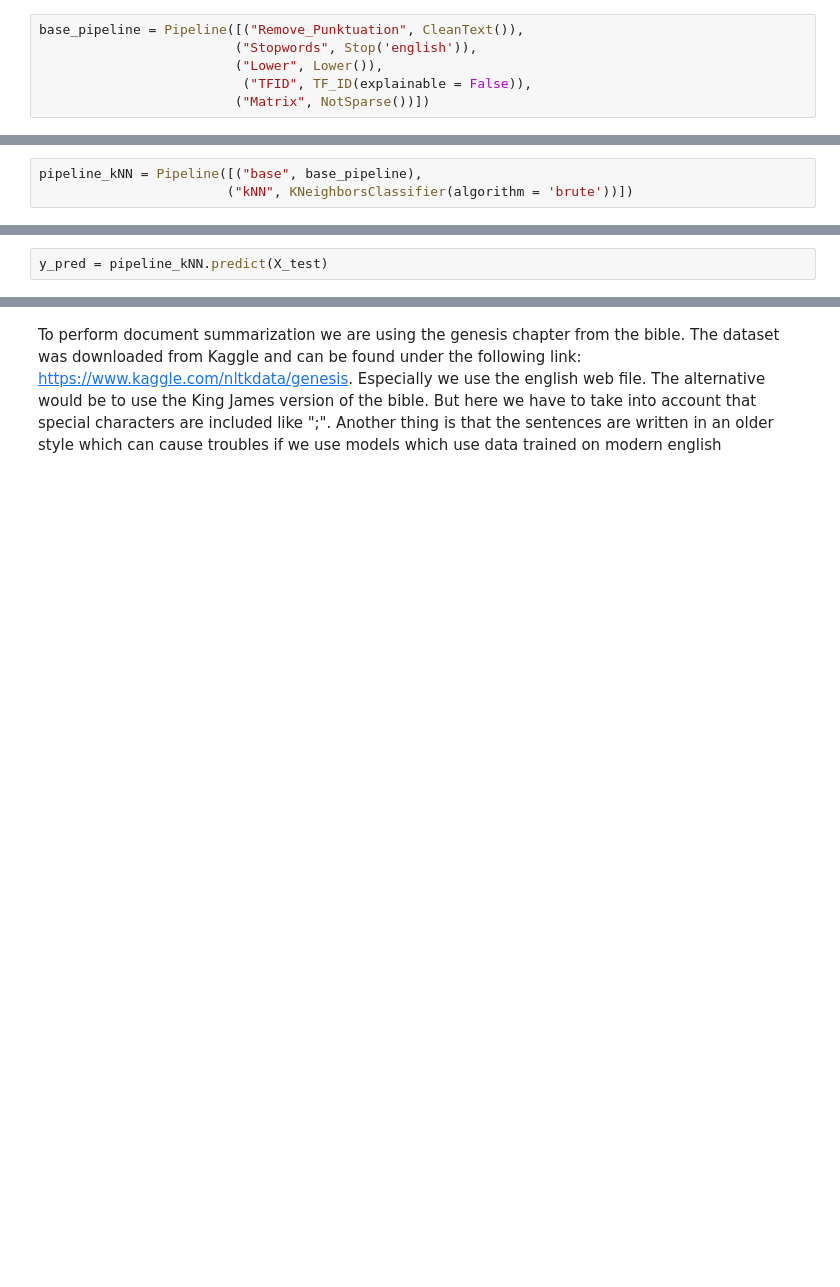
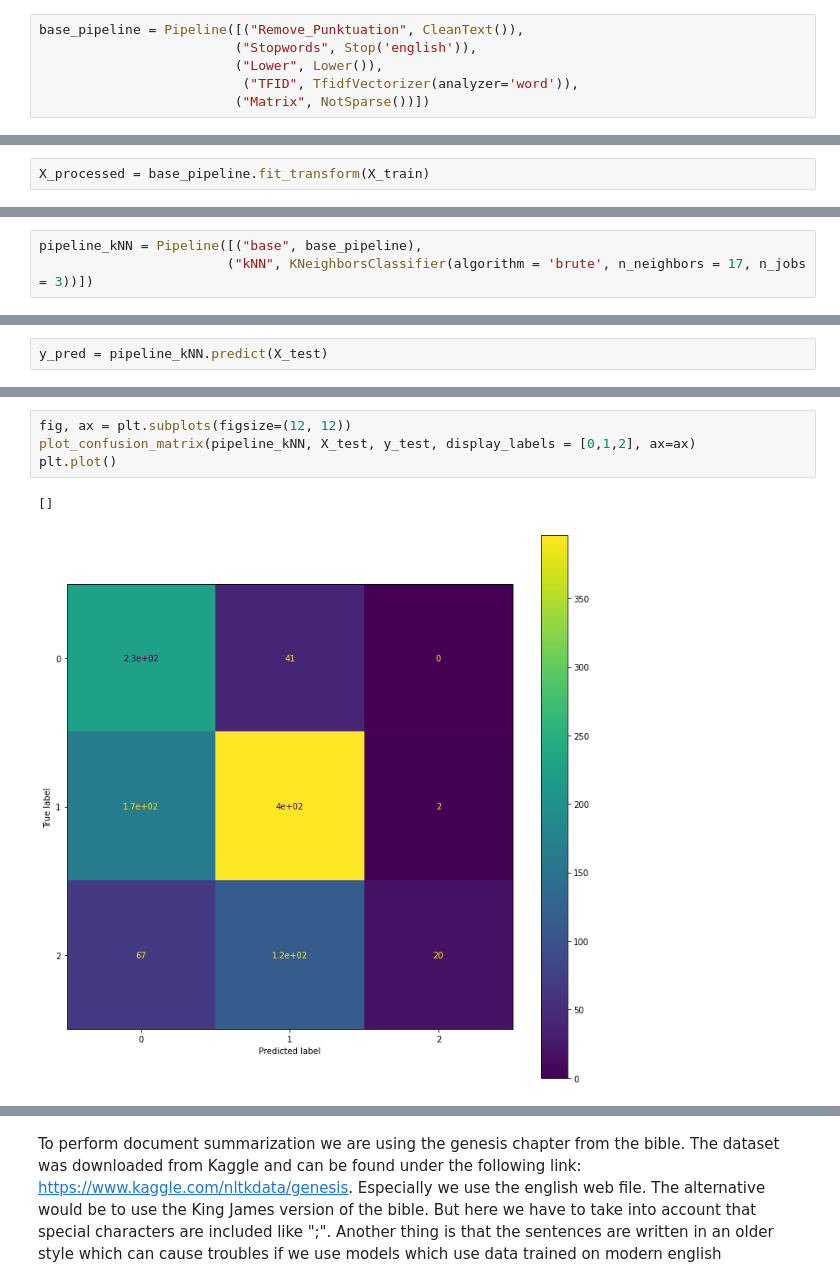
Before and after one commit to Oviing/Text-Mining, a Jupyter notebook: Text_Mining_Assignment.ipynb, the cells around one changed output, grey strips where cells are left out. Saved outputs shown, nothing was run; the diff lists cells and outputs as text; blank space fills up the shorter version.

```diff
--- a/Text_Mining_Assignment.ipynb
+++ b/Text_Mining_Assignment.ipynb
@@ -440,5 +414,5 @@ The following workflow shows how the pipeline works.
 base_pipeline = Pipeline([("Remove_Punktuation", CleanText()),
                          ("Stopwords", Stop('english')),
                          ("Lower", Lower()),
-                          ("TFID", TF_ID(explainable = False)),
+                          ("TFID", TfidfVectorizer(analyzer='word')),
                          ("Matrix", NotSparse())])
@@ -456,0 +419,2 @@ array([[0., 0., 0., ..., 0., 0., 0.],
+# %%
+X_processed = base_pipeline.fit_transform(X_train)
@@ -457,6 +430,6 @@ array([[0., 0., 0., ..., 0., 0., 0.],
 # %%
 pipeline_kNN = Pipeline([("base", base_pipeline),
-                        ("kNN", KNeighborsClassifier(algorithm = 'brute'))])
+                        ("kNN", KNeighborsClassifier(algorithm = 'brute', n_neighbors = 17, n_jobs = 3))])
 # %%
 pipeline_kNN.fit(X_train, y_train)
 # %% [output]
@@ -644,0 +468,7 @@ NameError: name 'names' is not defined
+# %%
+fig, ax = plt.subplots(figsize=(12, 12))
+plot_confusion_matrix(pipeline_kNN, X_test, y_test, display_labels = [0,1,2], ax=ax)
+plt.plot()
+# %% [output]
+[]
+[figure, added]
```
Also changed, not shown: parts of 155 cells of this notebook.
